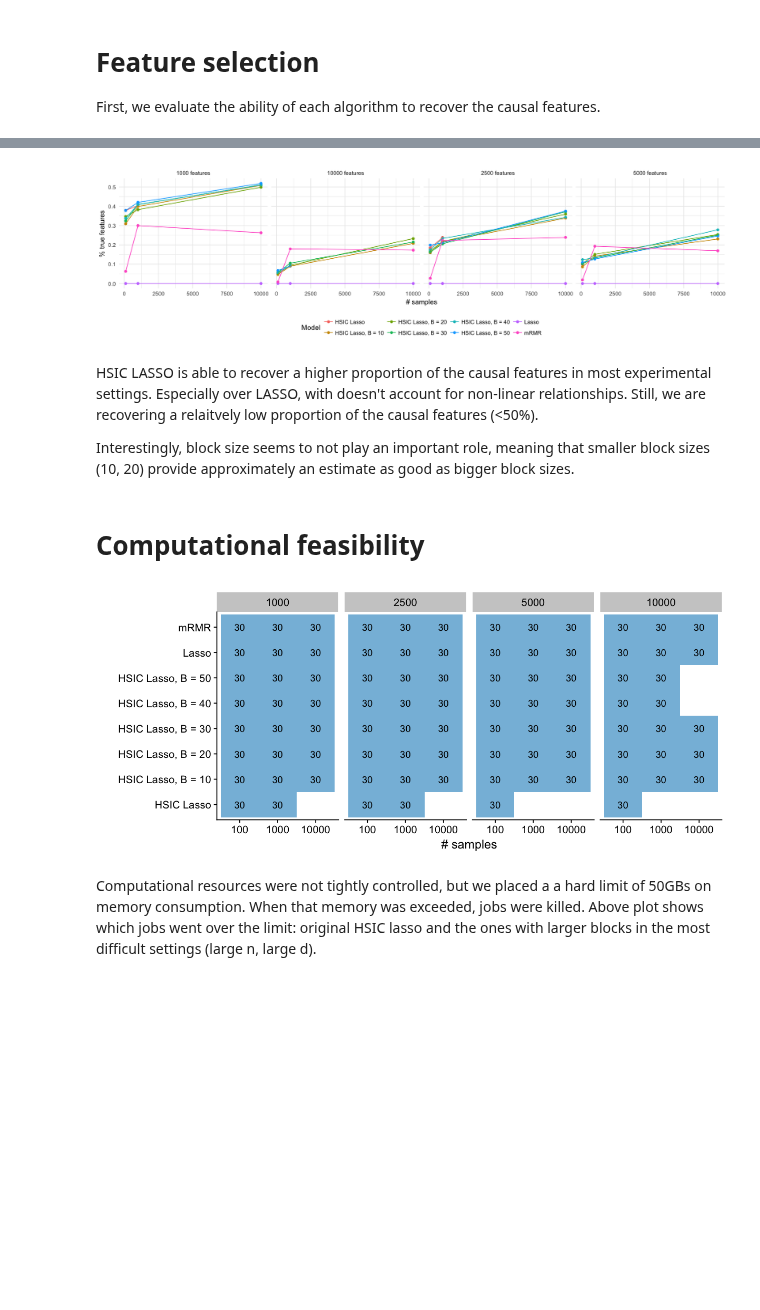
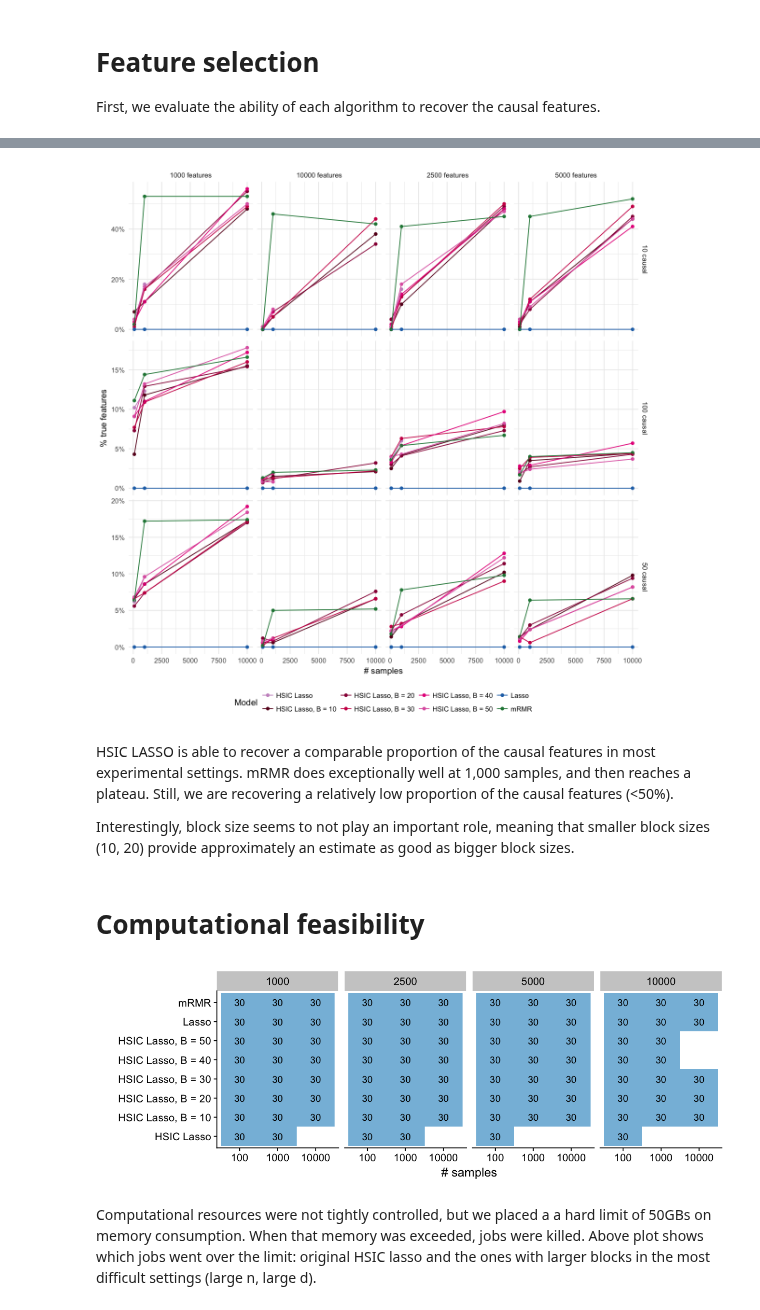
Before and after one commit to hclimente/nori, a Jupyter notebook: doc/benchmark.ipynb, the cells around one changed output, grey strips where cells are left out. Saved outputs shown, nothing was run; the diff lists cells and outputs as text; code cells hidden in the pictures; blank space fills up the shorter version.

```diff
--- a/doc/benchmark.ipynb
+++ b/doc/benchmark.ipynb
@@ -26,0 +6,8 @@ The following object is masked from ‘package:ggplot2’:
+# %%
+library(tidyverse)
+library(cowplot)
+
+palette = c('HSIC Lasso' = '#c994c7', 'HSIC Lasso, B = 50' = '#df65b0',
+            'HSIC Lasso, B = 40' = '#e7298a', 'HSIC Lasso, B = 30' = '#ce1256',
+            'HSIC Lasso, B = 20' = '#980043', 'HSIC Lasso, B = 10' = '#67001f',
+            'Lasso' = '#2171b5', 'mRMR' = '#238443')
@@ -29,12 +32,12 @@ The following object is masked from ‘package:ggplot2’:
 
 First, we evaluate the ability of each algorithm to recover the causal features.
 # %%
-features <- read_tsv('../results/benchmark/feature_selection.tsv', col_types = 'ciddd') %>%
+features <- read_tsv('../results/benchmark/feature_selection.tsv', col_types = 'cddiid') %>%
     mutate(model = gsub('hsic_lasso-b0', 'HSIC Lasso', model),
            model = gsub('hsic_lasso', 'HSIC Lasso', model),
            model = gsub('-b', ', B = ', model),
            model = gsub('lasso', 'Lasso', model)) %>%
-    group_by(model, n, d) %>%
+    group_by(model, n, d, c) %>%
     summarize(sd = sd(TPR), TPR = mean(TPR), ended = n()) %>%
     ungroup
 # %%
@@ -54,26 +60,31 @@ features %>%
 # %%
-options(repr.plot.width=14, repr.plot.height=4)
+options(repr.plot.width=10, repr.plot.height=10)
 features %>%
-    mutate(d = paste(d, 'features')) %>%
+    mutate(d = paste(d, 'features'),
+           c = paste(c, 'causal')) %>%
     ggplot(aes(x = n, y = TPR, color = model)) +
-#        geom_errorbar(aes(ymin = TPR - sd, ymax = TPR + sd)) +
+#         geom_errorbar(aes(ymin = TPR - sd, ymax = TPR + sd)) +
         geom_point() +
         geom_line() +
         theme_minimal() +
         theme(legend.position = 'bottom') +
         labs(x = '# samples', y = '% true features', color = 'Model') +
-        facet_grid(. ~ d)
+        facet_grid(c ~ d, scales = 'free') +
+        scale_y_continuous(labels = scales::percent) +
+        scale_color_manual(values = palette)
 # %% [output]
-[figure, old version]
+[figure, new version]
 # %% [markdown]
-HSIC LASSO is able to recover a higher proportion of the causal features in most experimental settings. Especially over LASSO, with doesn't account for non-linear relationships. Still, we are recovering a relaitvely low proportion of the causal features (<50%).
+HSIC LASSO is able to recover a comparable proportion of the causal features in most experimental settings. mRMR does exceptionally well at 1,000 samples, and then reaches a plateau. Still, we are recovering a relatively low proportion of the causal features (<50%).
 
 Interestingly, block size seems to not play an important role, meaning that smaller block sizes (10, 20) provide approximately an estimate as good as bigger block sizes.
 # %% [markdown]
 # Computational feasibility
 # %%
-options(repr.plot.width=10, repr.plot.height=4.3)
+options(repr.plot.width=10, repr.plot.height=3.5)
 features %>%
+    group_by(model, n, d) %>%
+    summarize(ended = sum(ended)) %>%
     ggplot(aes(x = as.character(n), y = model, fill = ended, label = ended)) +
         geom_tile() +
         geom_text() +
@@ -82,7 +93,7 @@ features %>%
         labs(x = '# samples', y = '') +
         scale_fill_distiller()
 # %% [output]
-[figure, old version]
+[figure, new version]
 # %% [markdown]
 Computational resources were not tightly controlled, but we placed a a hard limit of 50GBs on memory consumption. When that memory was exceeded, jobs were killed. Above plot shows which jobs went over the limit: original HSIC lasso and the ones with larger blocks in the most difficult settings (large n, large d).
 # %% [markdown]
```
Also changed, not shown: parts of 10 cells of this notebook.
